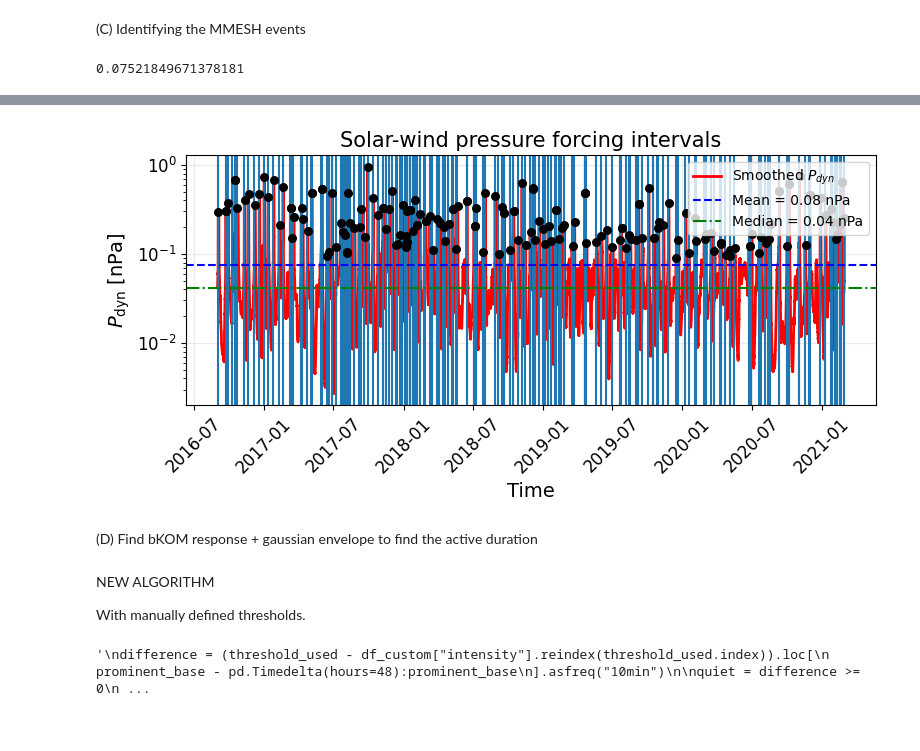
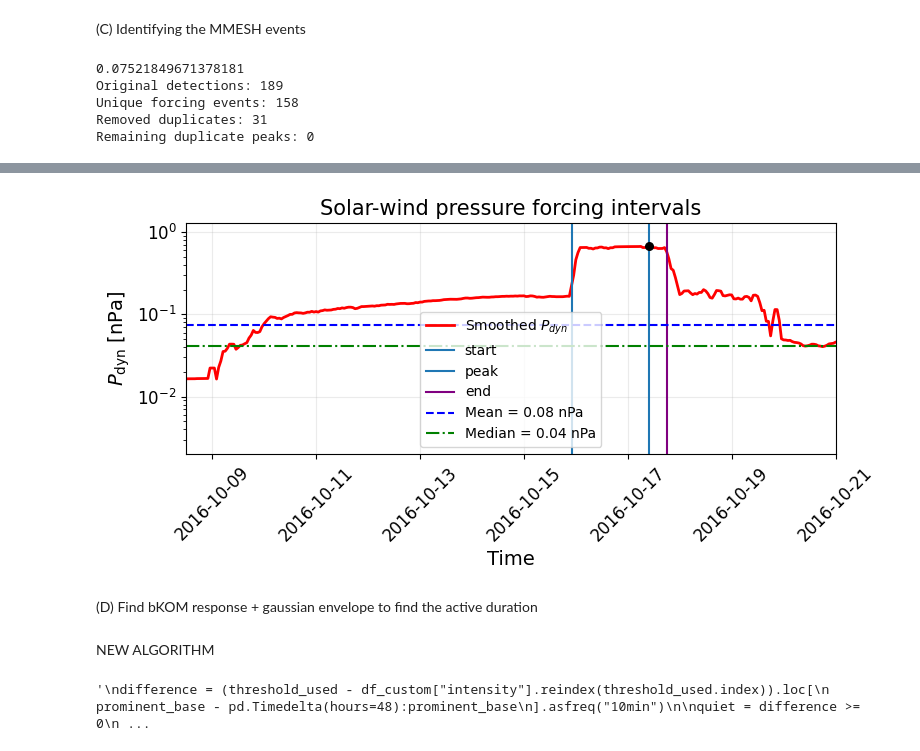
Before and after one commit to Kartav33/ERICA-JS, a Jupyter notebook: 02_event_detection.ipynb, the cells around one changed output, grey strips where cells are left out. Cells and saved outputs as stored; diff of their text form; code cells hidden in the pictures.

```diff
--- a/02_event_detection.ipynb
+++ b/02_event_detection.ipynb
@@ -171,13 +170,13 @@ CASE = 1
 # Depending on the case value, the code will either take derivatioves or will work with a concrete value
 PAR_smooth = PAR[ID].rolling(SMOOTH, center=True, min_periods=1).mean()
 
-if CASE == 1 :
-    dPAR = PAR_smooth.diff()
-    positive_dPAR = dPAR[dPAR > 0].dropna()
-    PAR_DERIV_THRESHOLD = positive_dPAR.quantile(0.90)
-    PAR_VALUE_THRESHOLD = PAR[ID].mean()
-    rising = ( dPAR > PAR_DERIV_THRESHOLD ) & (PAR_smooth > PAR_VALUE_THRESHOLD)
-    print(PAR_VALUE_THRESHOLD)
+
+dPAR = PAR_smooth.diff()
+positive_dPAR = dPAR[dPAR > 0].dropna()
+PAR_DERIV_THRESHOLD = positive_dPAR.quantile(0.90)
+PAR_VALUE_THRESHOLD = PAR[ID].mean()
+rising = ( dPAR > PAR_DERIV_THRESHOLD ) & (PAR_smooth > PAR_VALUE_THRESHOLD)
+print(PAR_VALUE_THRESHOLD)
 
 # Main loop
 forcing_records = []
@@ -235,12 +234,41 @@ for t in rising.index:
 
 df_forcing = pd.DataFrame(forcing_records)
 
+# ============================================================
+# REMOVE DUPLICATES: RETAIN THE STEEPEST FORCING RISE
+# ============================================================
+
 if not df_forcing.empty:
-    df_forcing = df_forcing.set_index("forcing_midpoint")
+
+    # Retrieve smoothed pressure at forcing start and rise end
+    P_start = PAR_smooth.reindex(pd.DatetimeIndex(df_forcing["forcing_start"]), method="nearest").to_numpy()
+    P_end = PAR_smooth.reindex(pd.DatetimeIndex(df_forcing["forcing_rise_end"]), method="nearest").to_numpy()
+
+    # Average slope during the rising phase [nPa/h]
+    df_forcing["forcing_slope"] = ((P_end - P_start) / df_forcing["forcing_rise_duration_hr"])
+
+    n_before = len(df_forcing)
+
+    # For duplicated peak times, retain the steepest rise
+    df_forcing = (df_forcing.sort_values(["forcing_slope", "forcing_rise_duration_hr"], ascending=[False, True], na_position="last")
+        .drop_duplicates(subset="forcing_peak_time", keep="first").sort_index()
+    )
+
+    print("Original detections:", n_before)
+    print("Unique forcing events:", len(df_forcing))
+    print("Removed duplicates:", n_before - len(df_forcing))
+    print("Remaining duplicate peaks:", df_forcing["forcing_peak_time"].duplicated().sum())
+
+#if not df_forcing.empty:
+#    df_forcing = df_forcing.set_index("forcing_midpoint")
 
 #print(df_forcing["forcing_duration_hr"])
 # %% [output]
 0.07521849671378181
+Original detections: 189
+Unique forcing events: 158
+Removed duplicates: 31
+Remaining duplicate peaks: 0
 # %%
 P_mean = P_dyn.mean()
 P_median = P_dyn.median()
@@ -256,7 +284,12 @@ ax.plot(PAR_smooth.index, PAR_smooth, color="red", lw=2,
 for t_mid, row in df_forcing.iterrows():
     ax.scatter(row["forcing_peak_time"], row["forcing_peak_value"],
                   color="black", s=30, zorder=5)
-    ax.axvline(row["forcing_start"])
+    if row["forcing_peak_time"] > PAR_smooth.index[900] and row["forcing_peak_time"] < PAR_smooth.index[1200]:
+
+        ax.axvline(row["forcing_start"], label="start")
+        ax.axvline(row["forcing_peak_time"], label="peak")
+        ax.axvline(row["forcing_plateau_end"], color='purple', label='end')
+        print(row["forcing_peak_time"])
 
 ax.axhline(P_mean, color="blue", ls="--", lw=1.5,
               label=f"Mean = {P_mean:.2f} nPa")
@@ -270,6 +303,7 @@ ax.set_title("Solar-wind pressure forcing intervals", fontsize=15)
 ax.tick_params(labelsize=12)
 ax.legend(fontsize=10)
 ax.grid(alpha=0.25)
+plt.xlim(PAR_smooth.index[900], PAR_smooth.index[1200])
 plt.xticks(rotation=45)
 
 plt.tight_layout()
@@ -278,10 +313,8 @@ plt.show()
-[figure, old version]
+[figure, new version]
 # %% [markdown]
 (D) Find bKOM response + gaussian envelope to find the active duration
 # %% [markdown]
 NEW ALGORITHM
-
-With manually defined thresholds.
 # %%
 from scipy.signal import *
 
```
Also changed, not shown: parts of 15 cells of this notebook, 17 other files.
